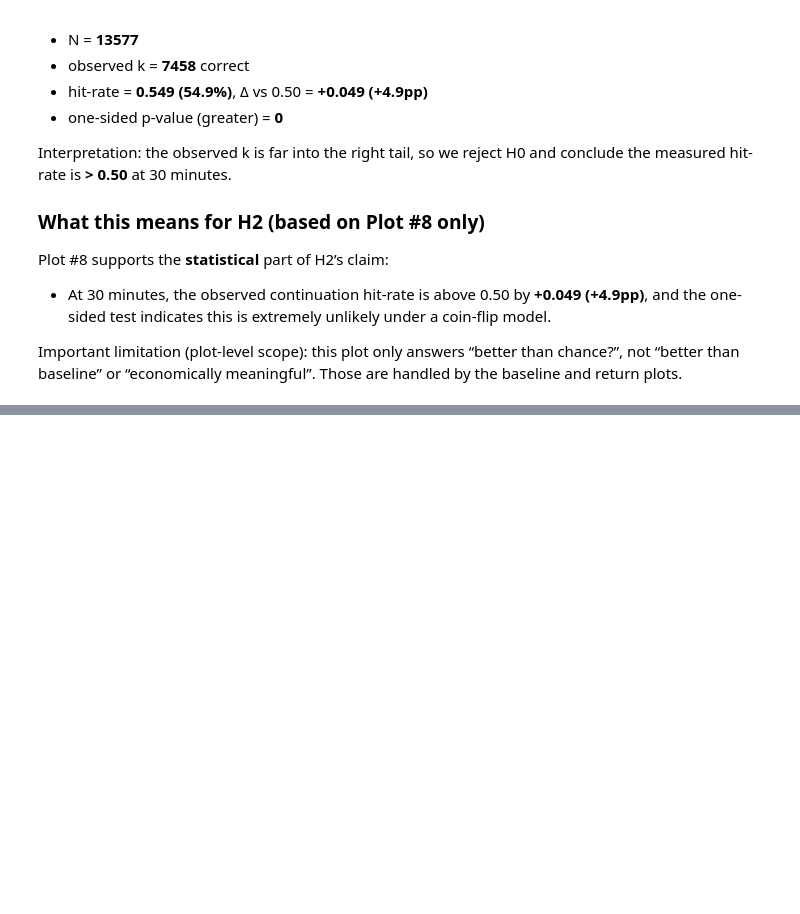
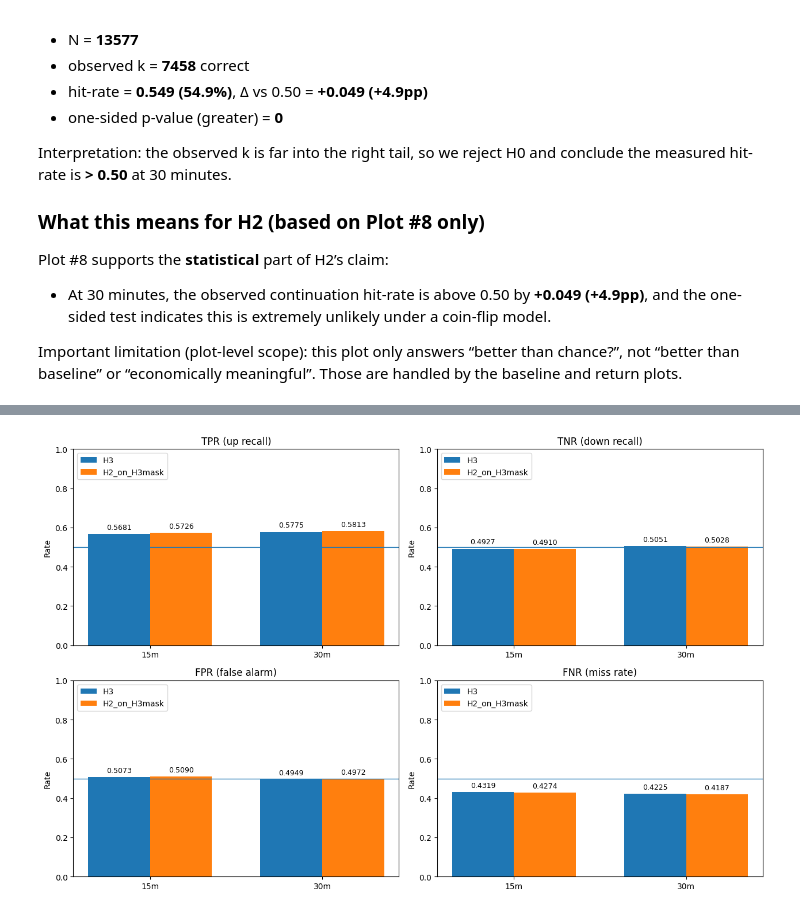
Before and after one commit to cankaradogann/DSA210-Project-Can-Karadogan, a Jupyter notebook: notebooks/08_hypothesis_tests.ipynb, the cells around one changed output, grey strips where cells are left out. Drawn from its saved outputs; the diff is of its cells as text; code cells hidden in the pictures; blank space fills up the shorter version.

```diff
--- a/notebooks/08_hypothesis_tests.ipynb
+++ b/notebooks/08_hypothesis_tests.ipynb
@@ -3880,0 +4974,70 @@ Only if these difference CIs are **clearly** above 0 (for hits and/or returns) c
+# %%
+
+import matplotlib.pyplot as plt
+
+# ==========================
+# H3 — Plot #5
+# Confusion-matrix rates: TPR / TNR / FPR / FNR
+# Compares H3 vs H2_on_H3mask on the SAME rows, for 15m and 30m
+# Uses ONLY: tpr(up_recall), tnr(down_recall), fpr(false_alarm_rate), fnr(miss_rate)
+# Assumes: h3 is already loaded (dict)
+# ==========================
+
+metrics = [
+    ("tpr(up_recall)", "TPR (up recall)"),
+    ("tnr(down_recall)", "TNR (down recall)"),
+    ("fpr(false_alarm_rate)", "FPR (false alarm)"),
+    ("fnr(miss_rate)", "FNR (miss rate)"),
+]
+
+models = [
+    ("H3_overall_", "H3"),
+    ("H2_on_H3mask_", "H2_on_H3mask"),
+]
+
+horizons = [15, 30]
+hlabels = ["15m", "30m"]
+x = [0, 1]
+w = 0.36
+
+fig, axes = plt.subplots(2, 2, figsize=(12.8, 8.2))
+axes = axes.ravel()
+
+for ax, (key, title) in zip(axes, metrics):
+    # values per model across horizons
+    vals = {}
+    for prefix, mlabel in models:
+        vals[mlabel] = [float(h3[f"{prefix}{h}"][key]) for h in horizons]
+
+    b1 = ax.bar([xi - w/2 for xi in x], vals["H3"], w, label="H3")
+    b2 = ax.bar([xi + w/2 for xi in x], vals["H2_on_H3mask"], w, label="H2_on_H3mask")
+
+    # reference: for rates, 0.50 is an intuitive "balanced" line
+    ax.axhline(0.50, linewidth=1)
+
+    ax.set_xticks(x)
+    ax.set_xticklabels(hlabels)
+    ax.set_ylim(0, 1.0)
+    ax.set_title(title)
+    ax.set_ylabel("Rate")
+
+    # annotate bars (small offsets to avoid overlap)
+    for bars in (b1, b2):
+        for b in bars:
+            y = b.get_height()
+            ax.text(
+                b.get_x() + b.get_width() / 2,
+                y + 0.015,
+                f"{y:.4f}",
+                ha="center",
+                va="bottom",
+                fontsize=9,
+            )
+
+    # per-panel legend at upper-left (your requirement)
+    ax.legend(loc="upper left", frameon=True)
+
+plt.tight_layout()
+plt.show()
+# %% [output]
+[figure, added]
```
Also changed, not shown: parts of 11 cells of this notebook.
